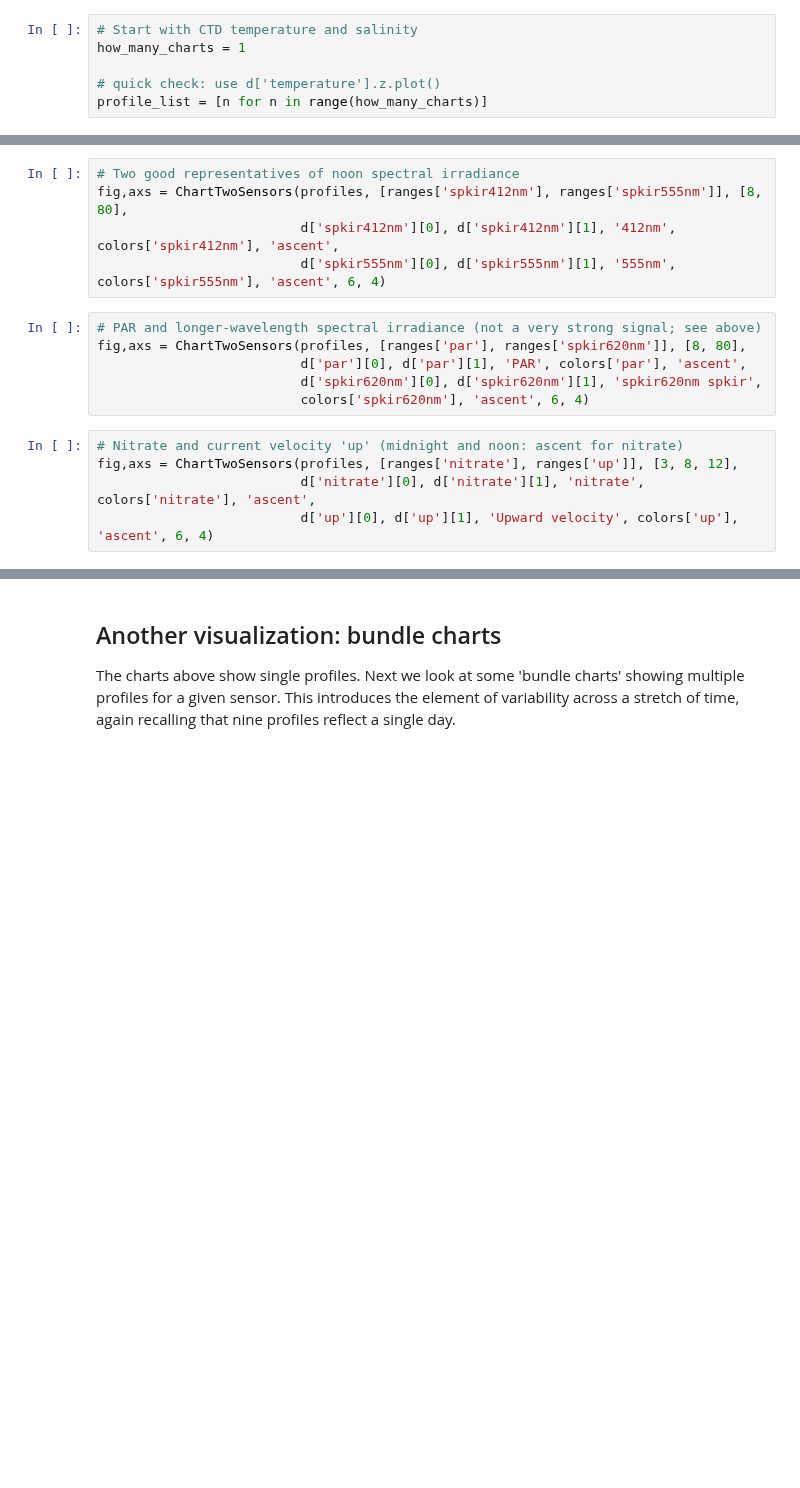
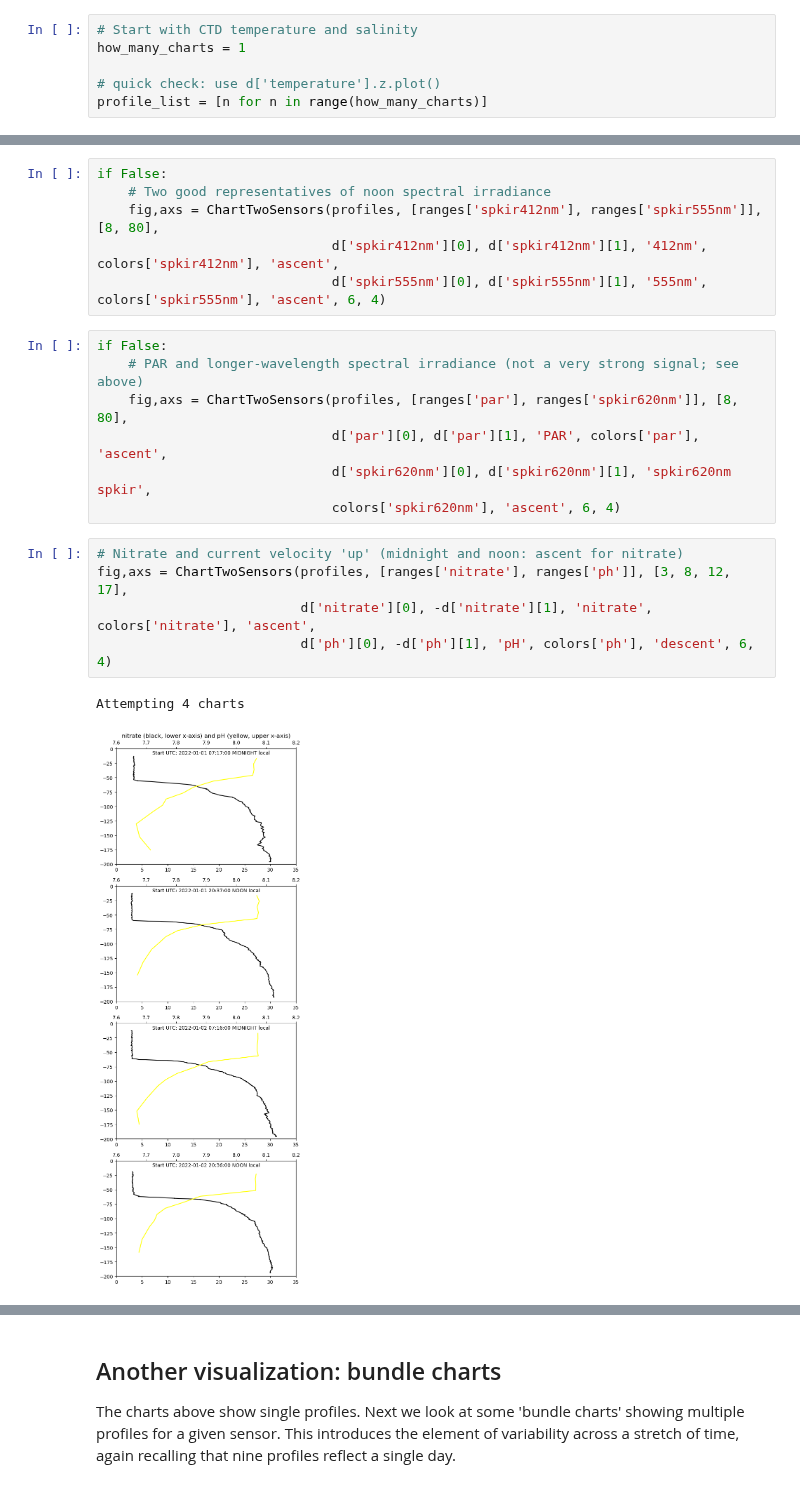
Before and after one commit to geo-smart/oceanography, a Jupyter notebook: book/chapters/epipelargosy.ipynb, the cells around one changed output, grey strips where cells are left out. Saved outputs shown, nothing was run; the diff lists cells and outputs as text; blank space fills up the shorter version.

```diff
--- a/book/chapters/epipelargosy.ipynb
+++ b/book/chapters/epipelargosy.ipynb
@@ -210,17 +224,22 @@ fig,axs = ChartTwoSensors(profiles, [ranges['ph'], ranges['pco2']], [3, 8, 12, 1
 # %%
-# Two good representatives of noon spectral irradiance
-fig,axs = ChartTwoSensors(profiles, [ranges['spkir412nm'], ranges['spkir555nm']], [8, 80],
-                          d['spkir412nm'][0], d['spkir412nm'][1], '412nm', colors['spkir412nm'], 'ascent',
-                          d['spkir555nm'][0], d['spkir555nm'][1], '555nm', colors['spkir555nm'], 'ascent', 6, 4)
+if False:
+    # Two good representatives of noon spectral irradiance
+    fig,axs = ChartTwoSensors(profiles, [ranges['spkir412nm'], ranges['spkir555nm']], [8, 80],
+                              d['spkir412nm'][0], d['spkir412nm'][1], '412nm', colors['spkir412nm'], 'ascent',
+                              d['spkir555nm'][0], d['spkir555nm'][1], '555nm', colors['spkir555nm'], 'ascent', 6, 4)
 # %%
-# PAR and longer-wavelength spectral irradiance (not a very strong signal; see above)
-fig,axs = ChartTwoSensors(profiles, [ranges['par'], ranges['spkir620nm']], [8, 80],
-                          d['par'][0], d['par'][1], 'PAR', colors['par'], 'ascent',
-                          d['spkir620nm'][0], d['spkir620nm'][1], 'spkir620nm spkir',
-                          colors['spkir620nm'], 'ascent', 6, 4)
+if False:
+    # PAR and longer-wavelength spectral irradiance (not a very strong signal; see above)
+    fig,axs = ChartTwoSensors(profiles, [ranges['par'], ranges['spkir620nm']], [8, 80],
+                              d['par'][0], d['par'][1], 'PAR', colors['par'], 'ascent',
+                              d['spkir620nm'][0], d['spkir620nm'][1], 'spkir620nm spkir',
+                              colors['spkir620nm'], 'ascent', 6, 4)
 # %%
 # Nitrate and current velocity 'up' (midnight and noon: ascent for nitrate)
-fig,axs = ChartTwoSensors(profiles, [ranges['nitrate'], ranges['up']], [3, 8, 12],
-                          d['nitrate'][0], d['nitrate'][1], 'nitrate', colors['nitrate'], 'ascent',
-                          d['up'][0], d['up'][1], 'Upward velocity', colors['up'], 'ascent', 6, 4)
+fig,axs = ChartTwoSensors(profiles, [ranges['nitrate'], ranges['ph']], [3, 8, 12, 17],
+                          d['nitrate'][0], -d['nitrate'][1], 'nitrate', colors['nitrate'], 'ascent',
+                          d['ph'][0], -d['ph'][1], 'pH', colors['ph'], 'descent', 6, 4)
+# %% [output]
+Attempting 4 charts
+[figure, added]
 # %%
```
Also changed, not shown: parts of 13 cells of this notebook, 4 other files.
